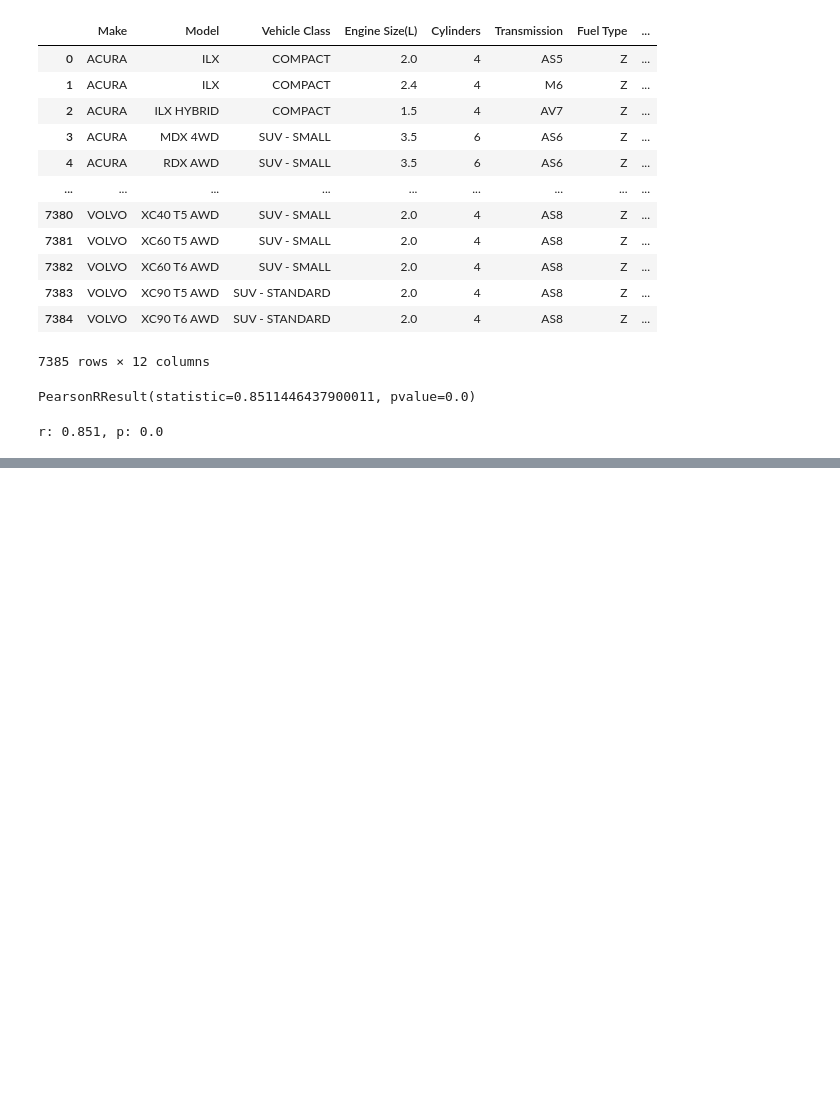
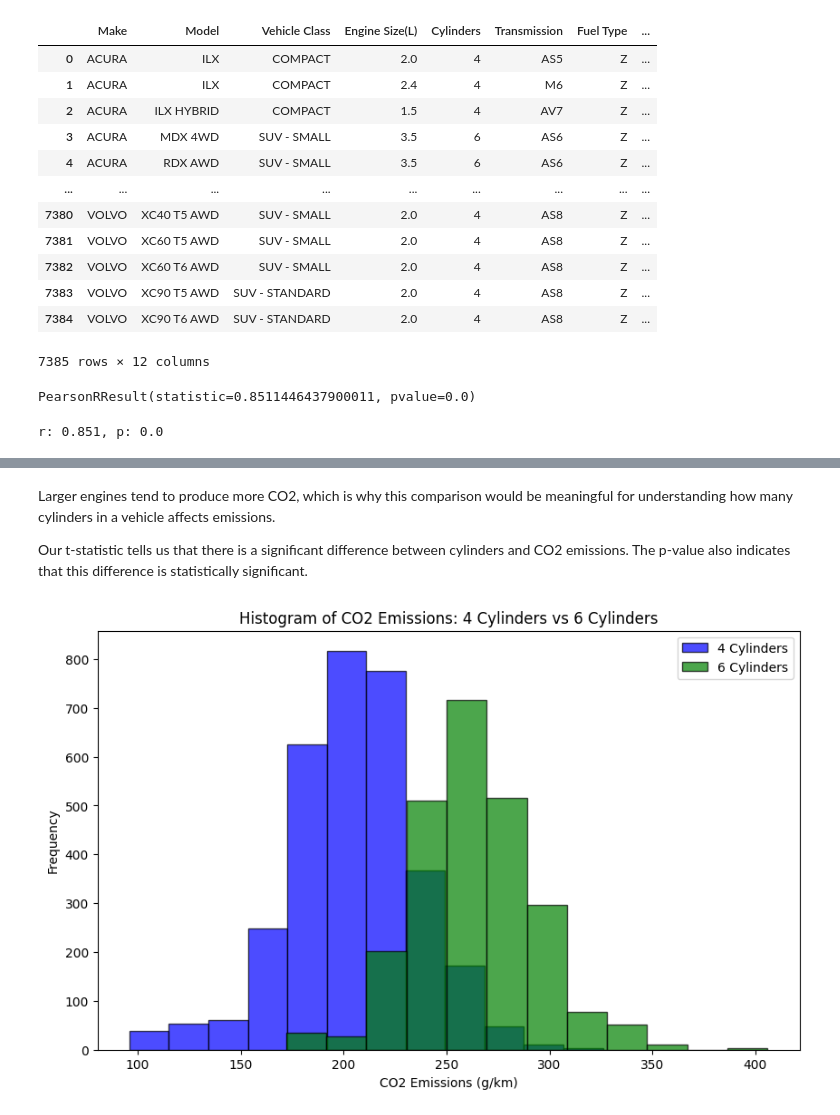
Before and after one commit to Nguyh3/HannaN, a Jupyter notebook: assignment.ipynb, the cells around one changed output, grey strips where cells are left out. Saved outputs shown, nothing was run; the diff lists cells and outputs as text; code cells hidden in the pictures; blank space fills up the shorter version.

```diff
--- a/assignment.ipynb
+++ b/assignment.ipynb
@@ -44,0 +74,16 @@ r: 0.851, p: 0.0
+# %% [markdown]
+Larger engines tend to produce more CO2, which is why this comparison would be meaningful for understanding how many cylinders in a vehicle affects emissions.
+
+Our t-statistic tells us that there is a significant difference between cylinders and CO2 emissions. The p-value also indicates that this difference is statistically significant.
+# %%
+plt.figure(figsize=(10, 6))
+plt.hist(four_cylinder, bins=12, alpha=0.7, label="4 Cylinders", color="blue", edgecolor="black")
+plt.hist(six_cylinder, bins=12, alpha=0.7, label="6 Cylinders", color="green", edgecolor="black")
+
+plt.title("Histogram of CO2 Emissions: 4 Cylinders vs 6 Cylinders")
+plt.xlabel("CO2 Emissions (g/km)")
+plt.ylabel("Frequency")
+plt.legend()
+plt.show()
+# %% [output]
+[figure, added]
```
Also changed, not shown: parts of 10 cells of this notebook.
